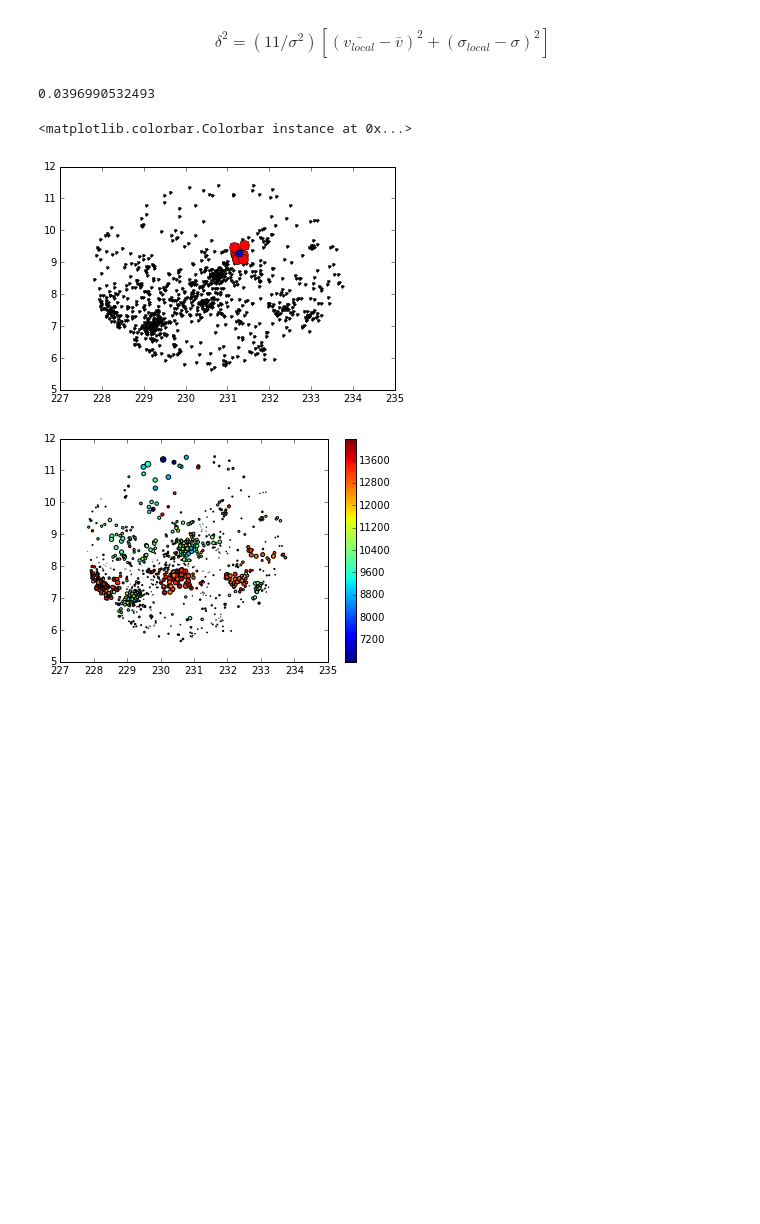
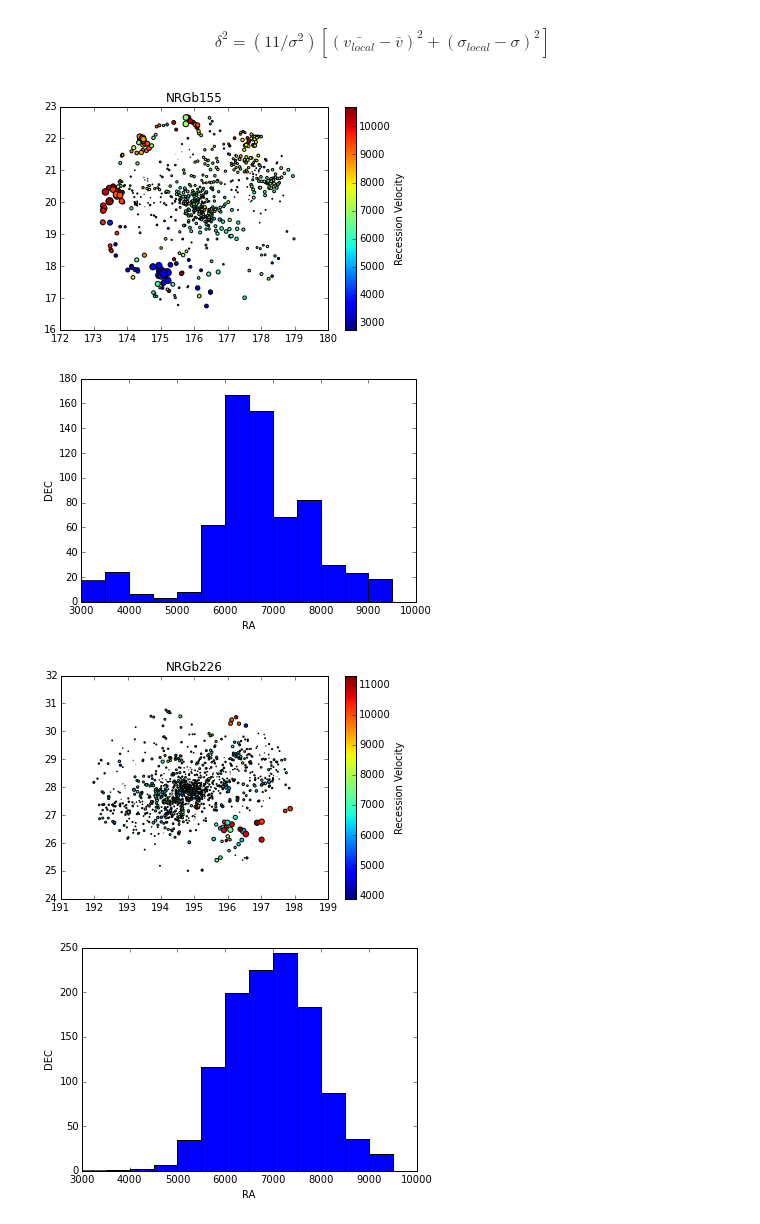
Before and after one commit to sandyspicer02/Galaxy-Cluster-Analysis-Spring-2016, a Jupyter notebook: Dressler_Shectman.ipynb, the cells around one changed output. Saved outputs shown, nothing was run; the diff lists cells and outputs as text; code cells hidden in the pictures; blank space fills up the shorter version.

```diff
--- a/Dressler_Shectman.ipynb
+++ b/Dressler_Shectman.ipynb
@@ -21,50 +21,62 @@ from math import sqrt
 # %%
 def distance(ra,dec,all_ra,all_dec, n=10):
     d = np.sqrt((ra-all_ra)**2+(dec-all_dec)**2)
     t = np.argsort(d)
     return t[0:n+1]
 
+infile='biweight_center_scale.dat'
+inl=np.recfromcsv(infile,delimiter='')
+
+topfive=('NRGb155','NRGb226','Abell2063','NRGs117','NRGb247')
 if __name__ == '__main__':
 
-    cl = fits.getdata('Abell2063_NSA.fits')
+    for cluster in topfive:
 
-    # cols = A2063_AGC[1].columns # Prints the titles of each column
-    # cols.info()
+        cl = fits.getdata(cluster + '_NSA.fits')
 
-    ds = np.zeros(len(cl.RA))
+        # cols = A2063_AGC[1].columns # Prints the titles of each column
+        # cols.info()
+
+        ds = np.zeros(len(cl.RA))
 
 
-    ave_v=np.mean(cl.ZDIST*3.e5)
-    std_v=np.std(cl.ZDIST*3.e5)
-    plt.figure()
-    plt.plot(cl.RA,cl.DEC,'k.')
-    #for i in range(1):
+        ave_v=np.mean(cl.ZDIST*3.e5)
+        std_v=np.std(cl.ZDIST*3.e5)
+        #plt.figure()
+        #plt.plot(cl.RA,cl.DEC,'k.')
+        #for i in range(1):
 
 
-    for i in range(len(cl.RA)):
-        d_index = distance(cl.RA[i],cl.DEC[i],cl.RA,cl.DEC, n=10)
-        #print d_index
+        for i in range(len(cl.RA)):
+            d_index = distance(cl.RA[i],cl.DEC[i],cl.RA,cl.DEC, n=10)
+            #print d_index
 
-        # calculate avg velocity
-        ave_local = np.mean(cl.ZDIST[d_index]*3.e5)
-        std_local = np.std(cl.ZDIST[d_index]*3.e5)
+            # calculate avg velocity
+            ave_local = np.mean(cl.ZDIST[d_index]*3.e5)
+            std_local = np.std(cl.ZDIST[d_index]*3.e5)
 
-        ds[i] = 11./std_v**2*((ave_local - ave_v)**2+ (std_local - std_v)**2)
+            ds[i] = 11./std_v**2*((ave_local - ave_v)**2+ (std_local - std_v)**2)
 
 
-        if i == 250:
-            plt.plot(cl.RA[d_index],cl.DEC[d_index],'ro',markersize=10)
-            plt.plot(cl.RA[i],cl.DEC[i],'bs')
-            print ds[i]
-            plt.scatter(cl.RA[i],cl.DEC[i],s=ds[i],color='k')
+#             if i == 250:
+#                 plt.plot(cl.RA[d_index],cl.DEC[d_index],'ro',markersize=10)
+#                 plt.plot(cl.RA[i],cl.DEC[i],'bs')
+#                 print ds[i]
+#                 plt.scatter(cl.RA[i],cl.DEC[i],s=ds[i],color='k')
 
 
-plt.figure()
-plt.scatter(cl.RA,cl.DEC,s=ds,c=cl.ZDIST*3.e5)
-plt.colorbar()
-#plt.axis([230,232,7,10])
+        plt.figure()
+        plt.title(cluster)
+        plt.scatter(cl.RA,cl.DEC,s=ds,c=cl.ZDIST*3.e5)
+        plt.colorbar(label='Recession Velocity')
+        plt.figure()
+        plt.hist(cl.ZDIST*3e5,bins=np.arange(3000,10000,500))
+        #zdist takes into account the pull from other strong clusters -more accurate for distance
+        plt.xlabel('RA')
+        plt.ylabel('DEC')
+        #plt.axis([230,232,7,10])
 # %% [output]
-0.0396990532493
-<matplotlib.colorbar.Colorbar instance at 0x...>
-[figure, old version]
+[figure, new version]
-[figure, old version]
+[figure, new version]
+[figure, added]
+[figure, added]
```
Also changed, not shown: parts of 2 cells of this notebook, 6 other files.
